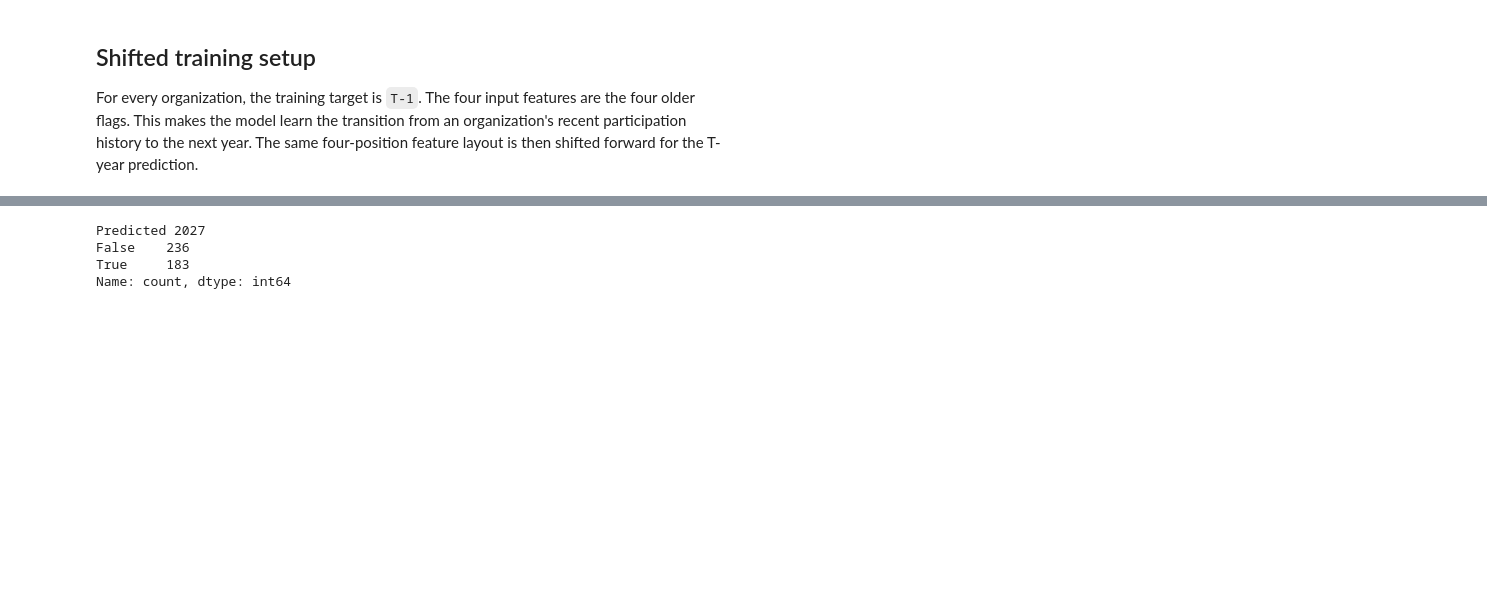
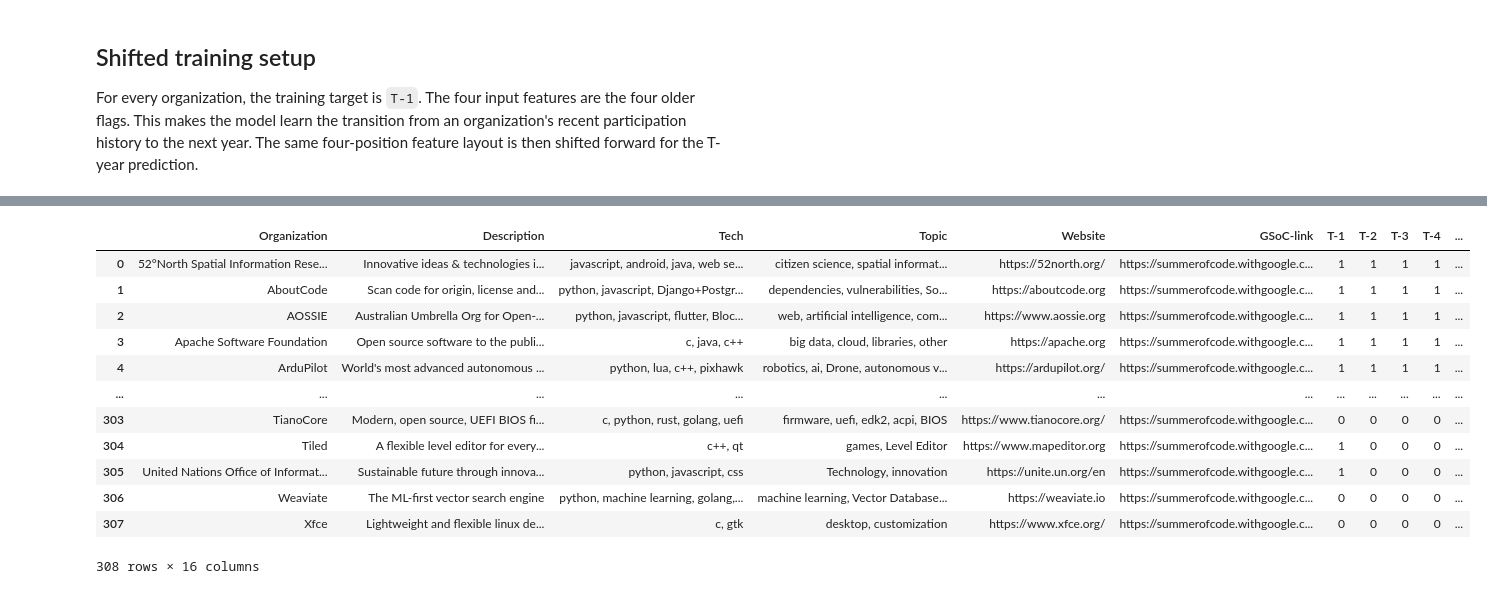
Before and after one commit to starDust1703/Orglytics, a Jupyter notebook: src/backend/gsoc_t_year_prediction.ipynb, the cells around one changed output, grey strips where cells are left out. Drawn from its saved outputs; the diff is of its cells as text; code cells hidden in the pictures; blank space fills up the shorter version.

Commit message:
refactor: enhance prediction model with additional presence columns and years

```diff
--- a/src/backend/gsoc_t_year_prediction.ipynb
+++ b/src/backend/gsoc_t_year_prediction.ipynb
@@ -98,10 +94,12 @@ X_target.columns = feature_cols
 predicted = best_model.predict(X_target).astype(bool)
 probability = best_model.predict_proba(X_target)[:, 1]
 
-predictions = orgs[['Organization', 'Description', 'Tech', 'Topic', 'Website', 'GSoC-link']].copy()
+# Keep every scraped workbook column alongside the new prediction columns.
+predictions = orgs.copy()
 predictions[f'Predicted {target_year}'] = predicted
 predictions[f'Probability {target_year}'] = probability.round(4)
 predictions['Model'] = best_name
+predictions['Training target'] = 'T-1'
 predictions.to_csv(PREDICTIONS, index=False)
 
 print(f'Best model: {best_name}')
@@ -131,8 +129,17 @@ Predicted organizations for T=2027: 183 of 419
 Saved predictions to c:\Users\hridd\Documents\VSCode\Web_Dev\Projects\Advanced\orglytics\src\backend\gsoc_t_year_predictions.csv
-# %%
-predictions["Predicted 2027"].value_counts()
-# %% [output]
-Predicted 2027
-False    236
-True     183
-Name: count, dtype: int64
+# %%
+predictions
+# %% [output]
+|  | Organization | Description | Tech | Topic | Website | GSoC-link | T-1 | T-2 | T-3 | T-4 | ... |
+| 0 | 52°North Spatial Information Rese... | Innovative ideas & technologies i... | javascript, android, java, web se... | citizen science, spatial informat... | https://52north.org/ | https://summerofcode.withgoogle.c... | 1 | 1 | 1 | 1 | ... |
+| 1 | AboutCode | Scan code for origin, license and... | python, javascript, Django+Postgr... | dependencies, vulnerabilities, So... | https://aboutcode.org | https://summerofcode.withgoogle.c... | 1 | 1 | 1 | 1 | ... |
+| 2 | AOSSIE | Australian Umbrella Org for Open-... | python, javascript, flutter, Bloc... | web, artificial intelligence, com... | https://www.aossie.org | https://summerofcode.withgoogle.c... | 1 | 1 | 1 | 1 | ... |
+| 3 | Apache Software Foundation | Open source software to the publi... | c, java, c++ | big data, cloud, libraries, other | https://apache.org | https://summerofcode.withgoogle.c... | 1 | 1 | 1 | 1 | ... |
+| 4 | ArduPilot | World's most advanced autonomous ... | python, lua, c++, pixhawk | robotics, ai, Drone, autonomous v... | https://ardupilot.org/ | https://summerofcode.withgoogle.c... | 1 | 1 | 1 | 1 | ... |
+| ... | ... | ... | ... | ... | ... | ... | ... | ... | ... | ... | ... |
+| 303 | TianoCore | Modern, open source, UEFI BIOS fi... | c, python, rust, golang, uefi | firmware, uefi, edk2, acpi, BIOS | https://www.tianocore.org/ | https://summerofcode.withgoogle.c... | 0 | 0 | 0 | 0 | ... |
+| 304 | Tiled | A flexible level editor for every... | c++, qt | games, Level Editor | https://www.mapeditor.org | https://summerofcode.withgoogle.c... | 1 | 0 | 0 | 0 | ... |
+| 305 | United Nations Office of Informat... | Sustainable future through innova... | python, javascript, css | Technology, innovation | https://unite.un.org/en | https://summerofcode.withgoogle.c... | 1 | 0 | 0 | 0 | ... |
+| 306 | Weaviate | The ML-first vector search engine | python, machine learning, golang,... | machine learning, Vector Database... | https://weaviate.io | https://summerofcode.withgoogle.c... | 0 | 0 | 0 | 0 | ... |
+| 307 | Xfce | Lightweight and flexible linux de... | c, gtk | desktop, customization | https://www.xfce.org/ | https://summerofcode.withgoogle.c... | 0 | 0 | 0 | 0 | ... |
+308 rows × 16 columns
```
Also changed, not shown: parts of 3 cells of this notebook, 6 other files.
